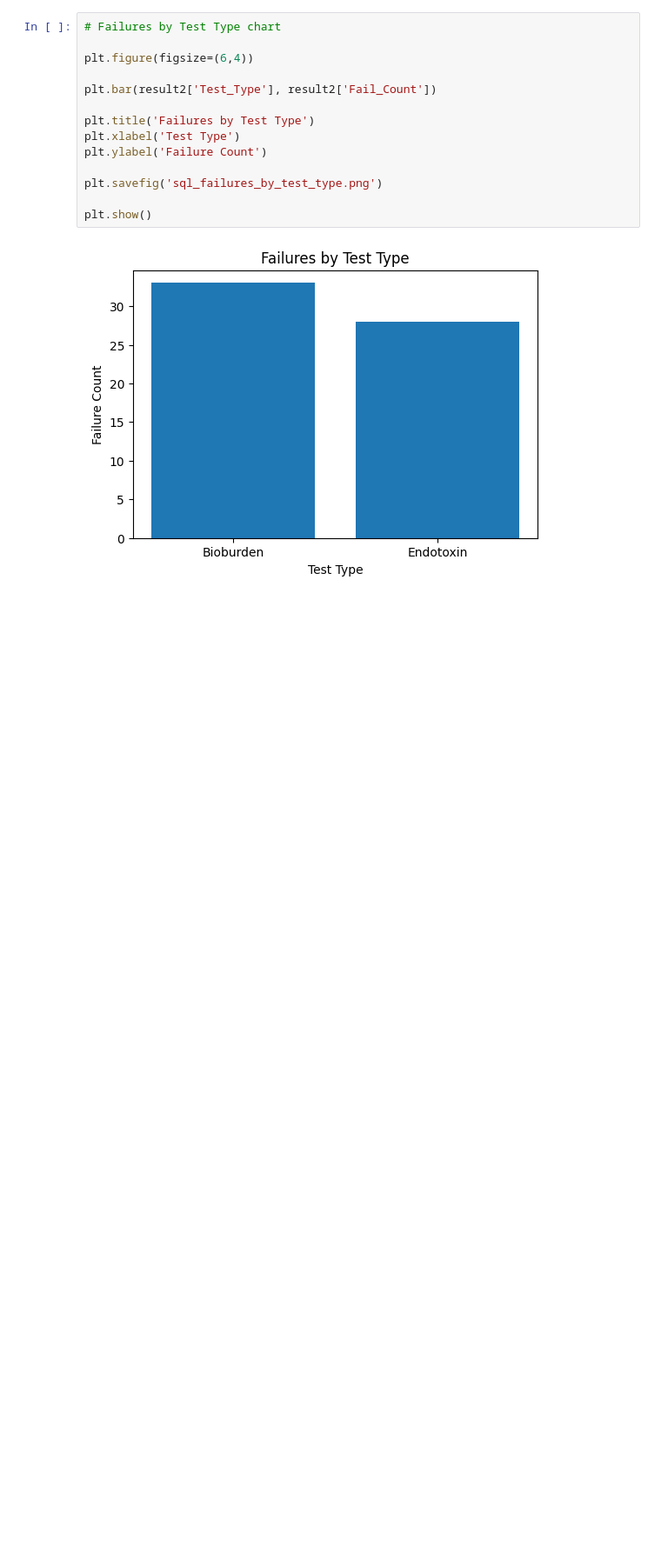
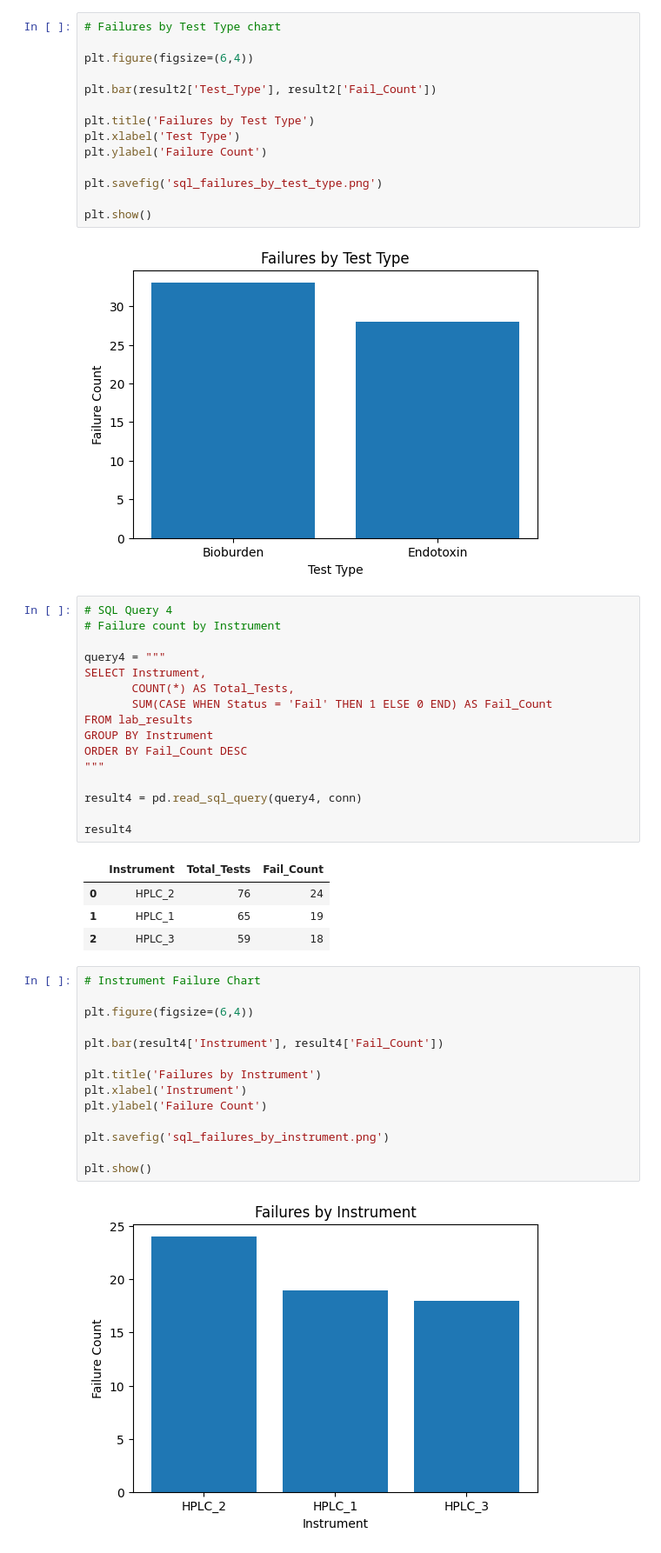
Before and after one commit to nebzala/Lab_sql_qc_analysis, a Jupyter notebook: Lab_SQL_Analysis.ipynb, the cells around one changed output. Shown at 87% size. Saved outputs shown, nothing was run; the diff lists cells and outputs as text; blank space fills up the shorter version.

Commit message:
Added instrument and time trend analysis

```diff
--- a/Lab_SQL_Analysis.ipynb
+++ b/Lab_SQL_Analysis.ipynb
@@ -169,3 +169,40 @@ plt.savefig('sql_failures_by_test_type.png')
 plt.show()
 # %% [output]
 [figure]
+# %%
+# SQL Query 4
+# Failure count by Instrument
+
+query4 = """
+SELECT Instrument,
+       COUNT(*) AS Total_Tests,
+       SUM(CASE WHEN Status = 'Fail' THEN 1 ELSE 0 END) AS Fail_Count
+FROM lab_results
+GROUP BY Instrument
+ORDER BY Fail_Count DESC
+"""
+
+result4 = pd.read_sql_query(query4, conn)
+
+result4
+# %% [output]
+|  | Instrument | Total_Tests | Fail_Count |
+| 0 | HPLC_2 | 76 | 24 |
+| 1 | HPLC_1 | 65 | 19 |
+| 2 | HPLC_3 | 59 | 18 |
+# %%
+# Instrument Failure Chart
+
+plt.figure(figsize=(6,4))
+
+plt.bar(result4['Instrument'], result4['Fail_Count'])
+
+plt.title('Failures by Instrument')
+plt.xlabel('Instrument')
+plt.ylabel('Failure Count')
+
+plt.savefig('sql_failures_by_instrument.png')
+
+plt.show()
+# %% [output]
+[figure, added]
```
Also changed, not shown: parts of 3 cells of this notebook, 2 other files.
